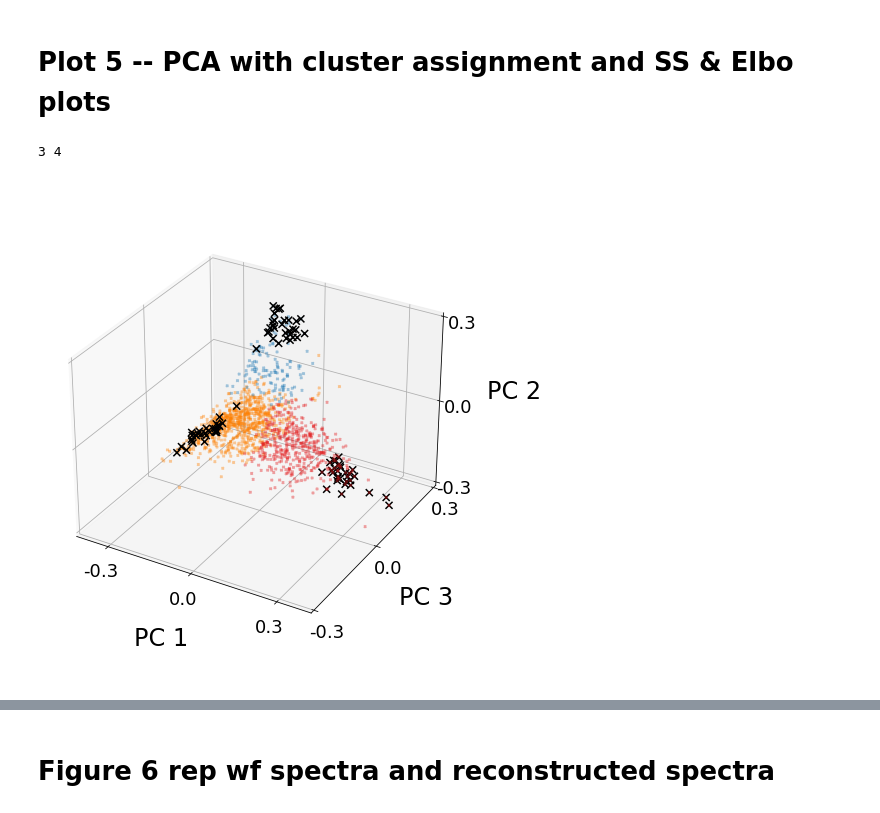
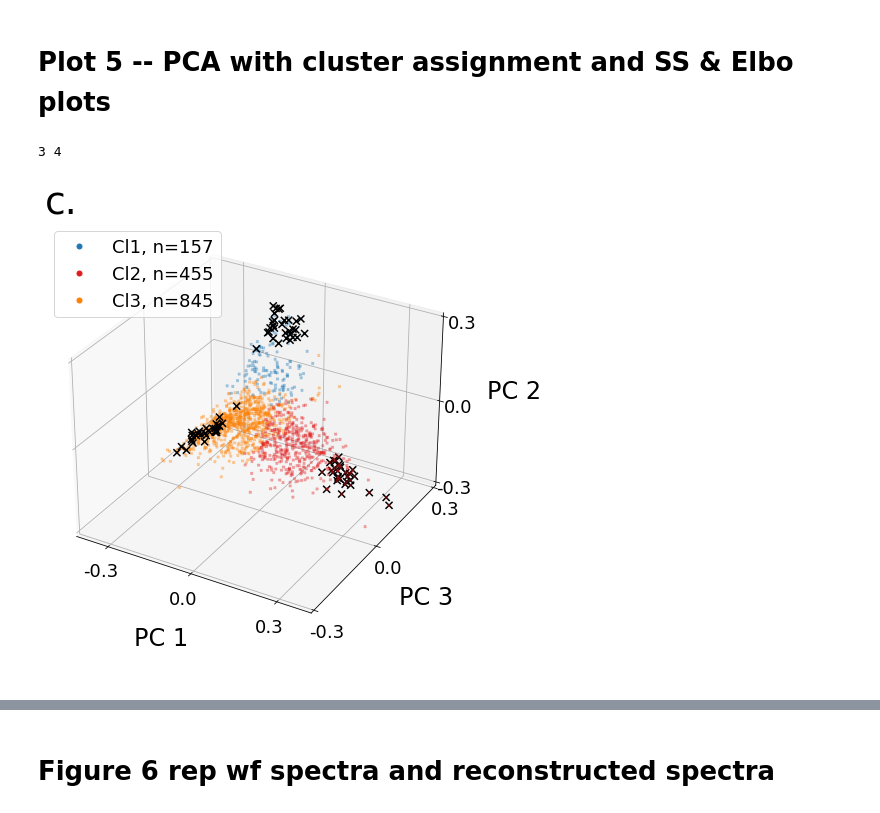
Before and after one commit to tsawi/SawiEtAl_2022, a Jupyter notebook: Events/02_src/plotFigures5_6_11_12.ipynb, the cells around one changed output, grey strips where cells are left out. Cells and saved outputs as stored; diff of their text form; code cells hidden in the pictures.

```diff
--- a/Events/02_src/plotFigures5_6_11_12.ipynb
+++ b/Events/02_src/plotFigures5_6_11_12.ipynb
@@ -524,8 +524,8 @@ cat00N = swapLabels(cat00N,1,3)
 # %% [markdown]
 ## save new cluster catalogs
 # %%
-saveCats = 1
-loadCats = 0
+saveCats = 0
+loadCats = 1
 # %%
 # # #### overwrite catalogs!!
 if saveCats:
@@ -611,35 +611,53 @@ plt.rcParams.update({'font.size': 18})
 print(Kopt,KoptN)
 
 fig,axes = plt.subplots(figsize = (width2,height2))
 plt.box(False)
 plt.xticks(ticks=[])
 plt.yticks(ticks=[])
 cmap=cm.get_cmap('rainbow')
 
 
 size_dot = 6
 alpha_dot = .4
 size_rep = 50
 
 label_fontsize = fontsize = 24
 
 atext = 25
 
 
 #####IQ
 ## PLot PCA
 # ax = fig.add_subplot(231, projection='3d')
 ax = fig.add_subplot(111, projection='3d')
 figureFunctions2.plotPCA(cat00,catRep,Kopt, size=size_dot,size2=size_rep, alpha=alpha_dot,labelpad = 25,fontsize=fontsize,ax=ax, fig=fig, **plt_kwargs)
 ax.set_ylim(-.3,.3)
 ax.set_xlim(-.4,.4)
 ax.set_zlim(-.3,.3)
 # ax.set_title('c.',fontsize=atext,loc='left')
 
-plt.savefig(pathFig + 'PCAIQ.png', dpi=300,bbox_inches='tight')
+
+
+from matplotlib.lines import Line2D
+
+
+
+legend_elements = [
+                   Line2D([0], [0], marker='.', color=colors[0], label=f'Cl1, n={len(cat00[cat00.Cluster==1])}',markerfacecolor=colors[0], markersize=10,lw=0),
+                   Line2D([0], [0], marker='.', color=colors[1], label=f'Cl2, n={len(cat00[cat00.Cluster==2])}',markerfacecolor=colors[1], markersize=10,lw=0),
+                   Line2D([0], [0], marker='.', color=colors[2], label=f'Cl3, n={len(cat00[cat00.Cluster==3])}',markerfacecolor=colors[2], markersize=10,lw=0)
+                    ]
+
+
+ax.legend(handles=legend_elements)
+
+ax.set_title('c.',fontsize=atext*1.5,loc='left')
+
+
+plt.savefig(pathFig + 'PCAIQ.jpg',bbox_inches='tight')
 # %% [output]
 3 4
-[figure, old version]
+[figure, new version]
 # %%
 ## Plot PCA by datetime, show rep events
 tfont=14
```
Also changed, not shown: parts of 23 cells of this notebook, 5 other files.
